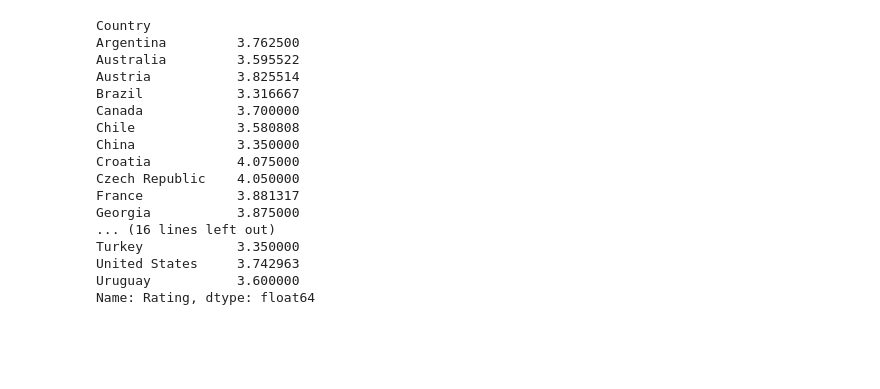
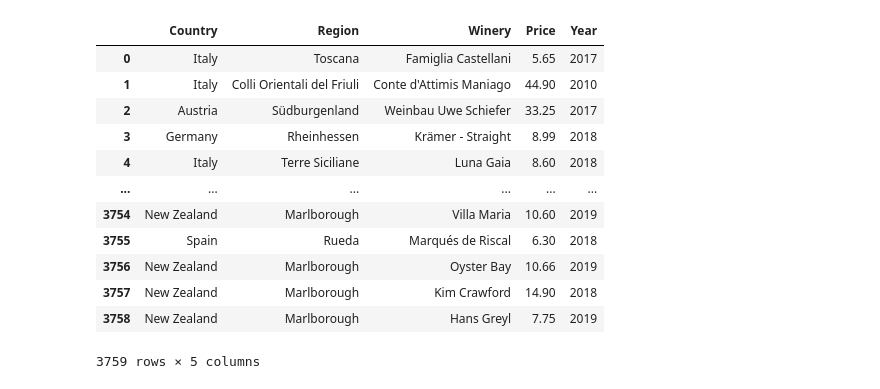
Before and after one commit to Parker-Teske/Wine_Project, a Jupyter notebook: White_LR_model_Rating.ipynb, the cells around one changed output. Saved outputs shown, nothing was run; the diff lists cells and outputs as text; code cells hidden in the pictures; blank space fills up the shorter version.

```diff
--- a/White_LR_model_Rating.ipynb
+++ b/White_LR_model_Rating.ipynb
@@ -132,21 +0,0 @@ plt.show()
-# %%
-Country_ratings = df.groupby("Country")["Rating"].mean()
-Country_ratings
-# %% [output]
-Country
-Argentina         3.762500
-Australia         3.595522
-Austria           3.825514
-Brazil            3.316667
-Canada            3.700000
-Chile             3.580808
-China             3.350000
-Croatia           4.075000
-Czech Republic    4.050000
-France            3.881317
-Georgia           3.875000
-... (16 lines left out)
-Turkey            3.350000
-United States     3.742963
-Uruguay           3.600000
-Name: Rating, dtype: float64
@@ -154,0 +12,35 @@ conn.close()
+# %%
+# Load data from SQLite database
+query = 'SELECT * FROM white_wine'
+conn = sqlite3.connect('wine_database.db')
+df = pd.read_sql_query(query, conn)
+conn.close()
+
+# Decode special characters
+columns_to_decode = ['Name', 'Region', 'Winery']
+for col in columns_to_decode:
+    df[col] = df[col].str.encode('iso-8859-1').str.decode('utf-8')
+
+df = df.drop(columns=['Name'])
+
+# Separate categorical and numerical features
+categorical_cols = ['Country', 'Region', 'Winery']
+numerical_cols = ['Price', 'Year']
+
+X = df[categorical_cols + numerical_cols]
+y = df['Rating']
+X
+# %% [output]
+|  | Country | Region | Winery | Price | Year |
+| 0 | Italy | Toscana | Famiglia Castellani | 5.65 | 2017 |
+| 1 | Italy | Colli Orientali del Friuli | Conte d'Attimis Maniago | 44.90 | 2010 |
+| 2 | Austria | Südburgenland | Weinbau Uwe Schiefer | 33.25 | 2017 |
+| 3 | Germany | Rheinhessen | Krämer - Straight | 8.99 | 2018 |
+| 4 | Italy | Terre Siciliane | Luna Gaia | 8.60 | 2018 |
+| ... | ... | ... | ... | ... | ... |
+| 3754 | New Zealand | Marlborough | Villa Maria | 10.60 | 2019 |
+| 3755 | Spain | Rueda | Marqués de Riscal | 6.30 | 2018 |
+| 3756 | New Zealand | Marlborough | Oyster Bay | 10.66 | 2019 |
+| 3757 | New Zealand | Marlborough | Kim Crawford | 14.90 | 2018 |
+| 3758 | New Zealand | Marlborough | Hans Greyl | 7.75 | 2019 |
+3759 rows × 5 columns
```
Also changed, not shown: parts of 21 cells of this notebook, 1 other file.
